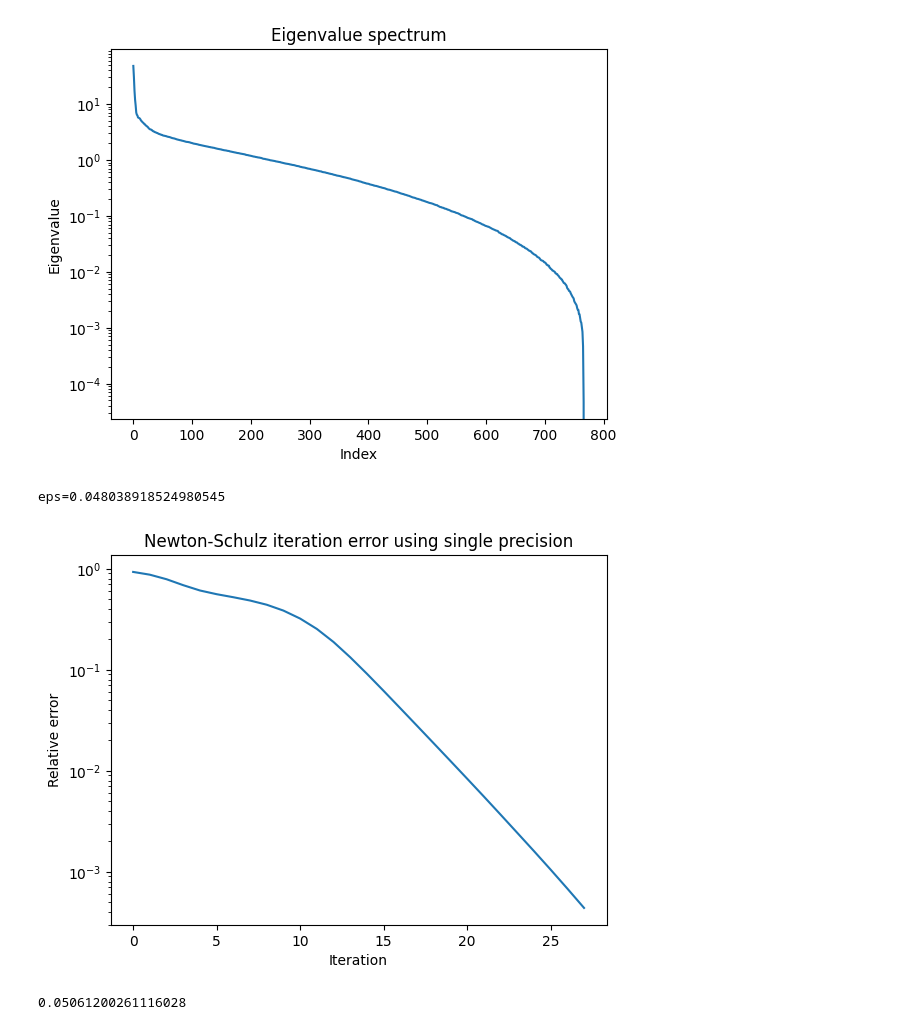
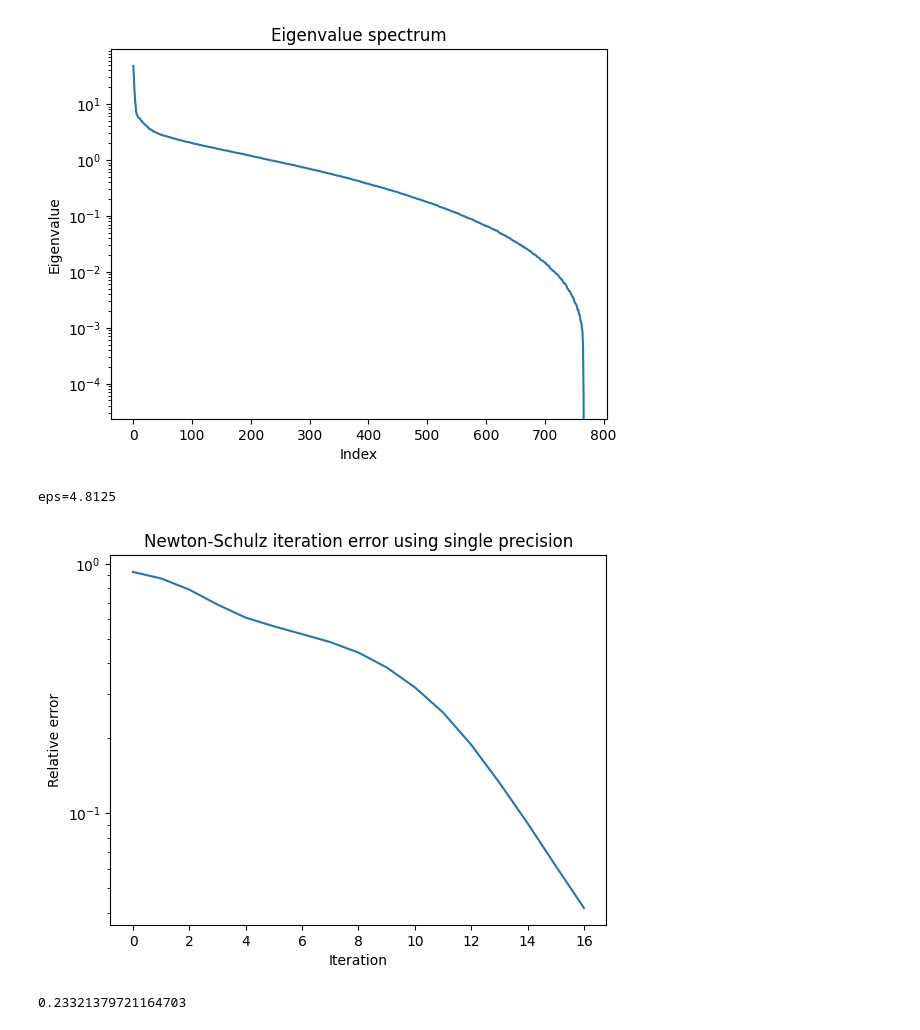
Before and after one commit to gowerrobert/GPT-opt, a Jupyter notebook: inspect_ns.ipynb, the cells around one changed output. Saved outputs shown, nothing was run; the diff lists cells and outputs as text; code cells hidden in the pictures.

Commit message:
added power method and dap precision

```diff
--- a/inspect_ns.ipynb
+++ b/inspect_ns.ipynb
@@ -33,20 +33,22 @@ plt.show()
 # %% [output]
 [figure]
 # %%
-eps = torch.linalg.norm(A, ord=2) * 1e-3
+use_bf16 = True
+
+eps = power_method(A, psd=True, use_bf16=use_bf16) * 1e-1
 print(f"eps={eps}")
 
-A_pinv, diagnostics = ns_pinv_v2(A, eps=eps, max_steps=100, use_double=False, diagnostics=True)
+A_pinv, diagnostics = ns_pinv_v2(A, eps=eps, max_steps=100, use_bf16=use_bf16, diagnostics=True)
 plt.plot([res['AXA'] for res in diagnostics['residuals']])
 plt.title("Newton-Schulz iteration error using single precision")
 plt.xlabel("Iteration")
 plt.ylabel("Relative error")
 plt.yscale("log")
 plt.show()
 # %% [output]
-eps=0.048038918524980545
+eps=4.8125
-[figure, old version]
+[figure, new version]
 # %%
-rel_err(G @ A_pinv @ A, G)
+rel_err(G @ A_pinv.float() @ A, G)
 # %% [output]
-0.05061200261116028
+0.23321379721164703
```
Also changed, not shown: parts of 1 cell of this notebook, 14 other files.
